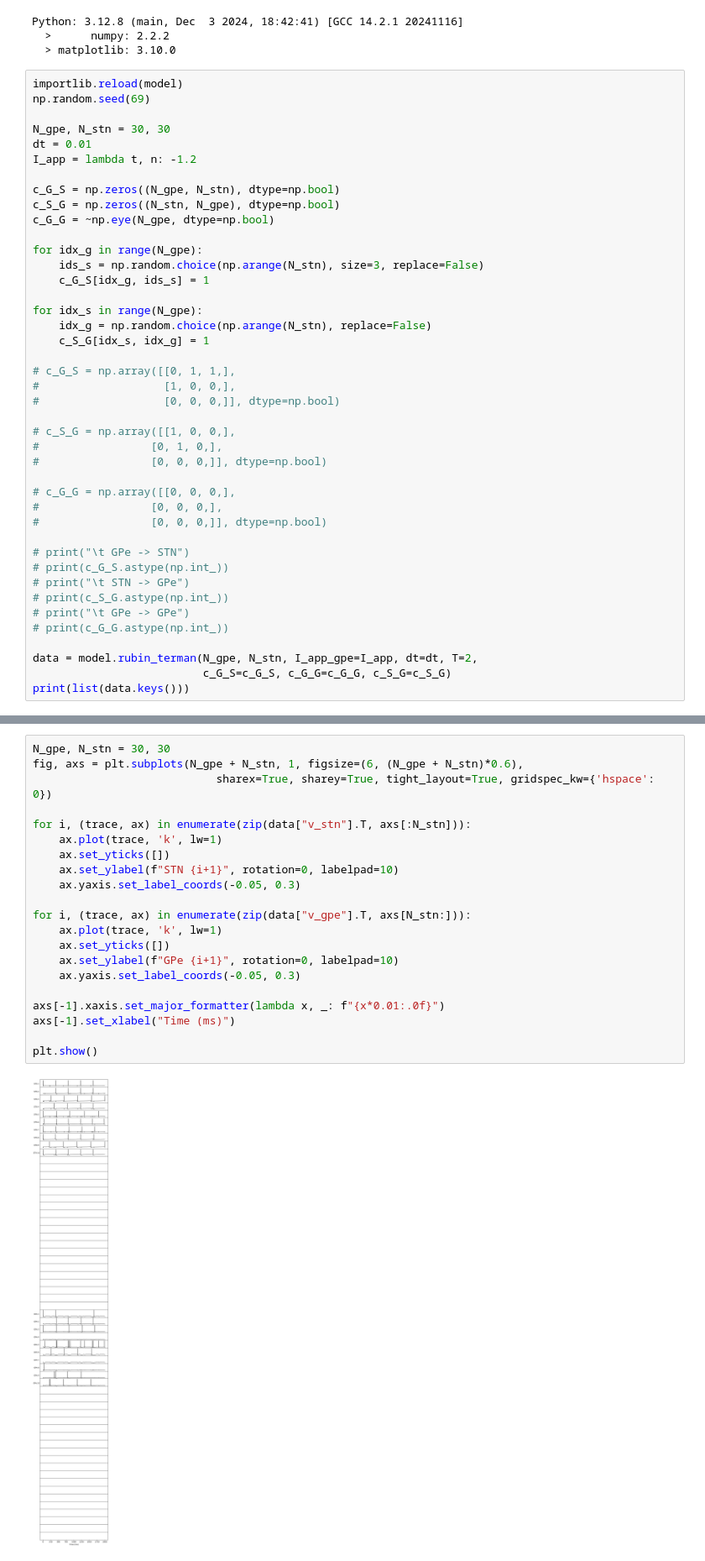
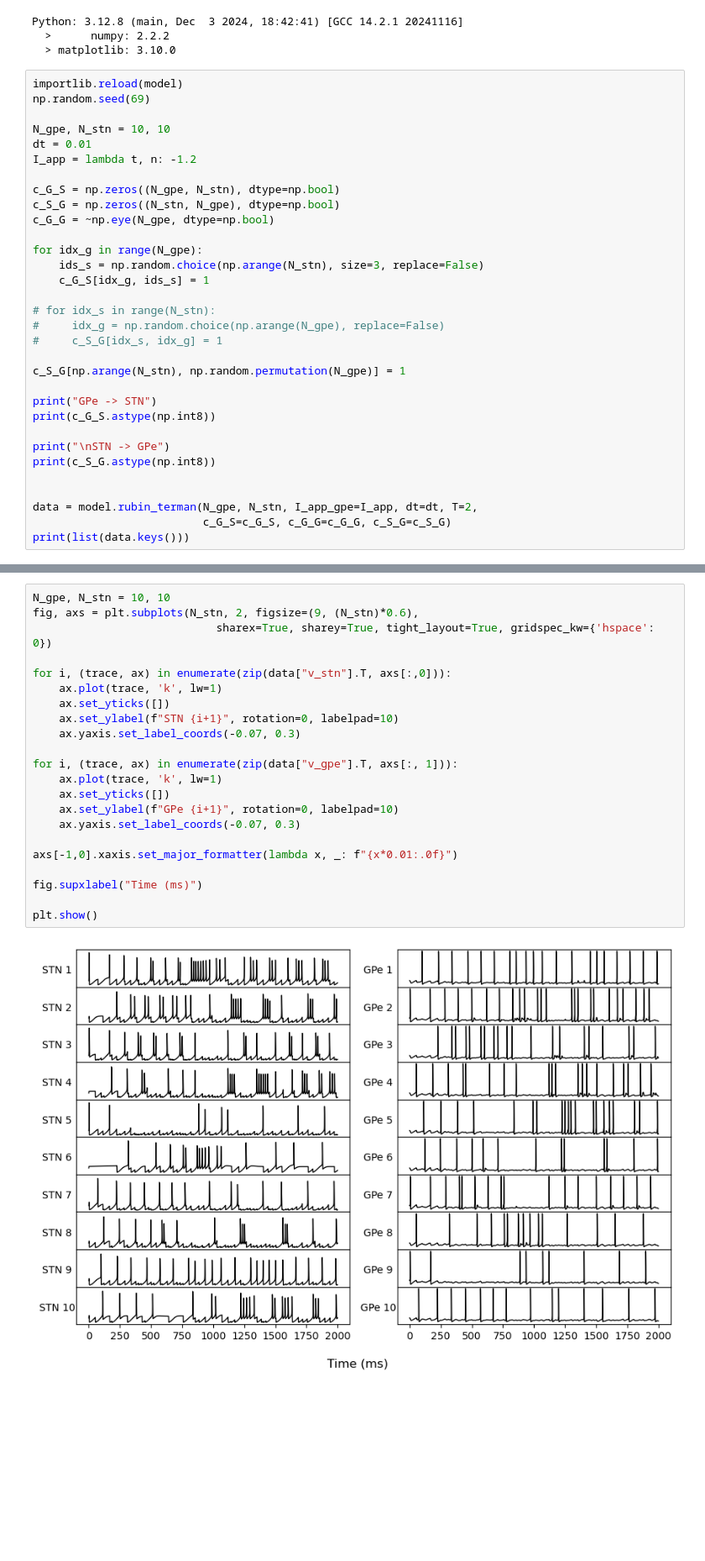
Before and after one commit to NemoInfo/NeuroModelSandbox, a Jupyter notebook: rubin_terman/rt.ipynb, the cells around one changed output, grey strips where cells are left out. Shown: that part at 84% size. Cells and saved outputs as stored; diff of their text form; blank space fills up the shorter version.

```diff
--- a/rubin_terman/rt.ipynb
+++ b/rubin_terman/rt.ipynb
@@ -17,7 +17,7 @@ Python: 3.12.8 (main, Dec  3 2024, 18:42:41) [GCC 14.2.1 20241116]
 importlib.reload(model)
 np.random.seed(69)
 
-N_gpe, N_stn = 30, 30
+N_gpe, N_stn = 10, 10
 dt = 0.01
 I_app = lambda t, n: -1.2
 
@@ -29,28 +29,18 @@ for idx_g in range(N_gpe):
     ids_s = np.random.choice(np.arange(N_stn), size=3, replace=False)
     c_G_S[idx_g, ids_s] = 1
 
-for idx_s in range(N_gpe):
-    idx_g = np.random.choice(np.arange(N_stn), replace=False)
-    c_S_G[idx_s, idx_g] = 1
+# for idx_s in range(N_stn):
+#     idx_g = np.random.choice(np.arange(N_gpe), replace=False)
+#     c_S_G[idx_s, idx_g] = 1
 
-# c_G_S = np.array([[0, 1, 1,],
-#                   [1, 0, 0,],
-#                   [0, 0, 0,]], dtype=np.bool)
+c_S_G[np.arange(N_stn), np.random.permutation(N_gpe)] = 1
 
-# c_S_G = np.array([[1, 0, 0,],
-#             	  [0, 1, 0,],
-#             	  [0, 0, 0,]], dtype=np.bool)
+print("GPe -> STN")
+print(c_G_S.astype(np.int8))
 
-# c_G_G = np.array([[0, 0, 0,],
-#             	  [0, 0, 0,],
-#             	  [0, 0, 0,]], dtype=np.bool)
+print("\nSTN -> GPe")
+print(c_S_G.astype(np.int8))
 
-# print("\t GPe -> STN")
-# print(c_G_S.astype(np.int_))
-# print("\t STN -> GPe")
-# print(c_S_G.astype(np.int_))
-# print("\t GPe -> GPe")
-# print(c_G_G.astype(np.int_))
 
 data = model.rubin_terman(N_gpe, N_stn, I_app_gpe=I_app, dt=dt, T=2,
                           c_G_S=c_G_S, c_G_G=c_G_G, c_S_G=c_S_G)
@@ -58,23 +67,24 @@ print(list(data.keys()))
 # %%
-N_gpe, N_stn = 30, 30
-fig, axs = plt.subplots(N_gpe + N_stn, 1, figsize=(6, (N_gpe + N_stn)*0.6),
+N_gpe, N_stn = 10, 10
+fig, axs = plt.subplots(N_stn, 2, figsize=(9, (N_stn)*0.6),
                             sharex=True, sharey=True, tight_layout=True, gridspec_kw={'hspace': 0})
 
-for i, (trace, ax) in enumerate(zip(data["v_stn"].T, axs[:N_stn])):
+for i, (trace, ax) in enumerate(zip(data["v_stn"].T, axs[:,0])):
     ax.plot(trace, 'k', lw=1)
     ax.set_yticks([])
     ax.set_ylabel(f"STN {i+1}", rotation=0, labelpad=10)
-    ax.yaxis.set_label_coords(-0.05, 0.3)
+    ax.yaxis.set_label_coords(-0.07, 0.3)
 
-for i, (trace, ax) in enumerate(zip(data["v_gpe"].T, axs[N_stn:])):
+for i, (trace, ax) in enumerate(zip(data["v_gpe"].T, axs[:, 1])):
     ax.plot(trace, 'k', lw=1)
     ax.set_yticks([])
     ax.set_ylabel(f"GPe {i+1}", rotation=0, labelpad=10)
-    ax.yaxis.set_label_coords(-0.05, 0.3)
+    ax.yaxis.set_label_coords(-0.07, 0.3)
 
-axs[-1].xaxis.set_major_formatter(lambda x, _: f"{x*0.01:.0f}")
-axs[-1].set_xlabel("Time (ms)")
+axs[-1,0].xaxis.set_major_formatter(lambda x, _: f"{x*0.01:.0f}")
+
+fig.supxlabel("Time (ms)")
 
 plt.show()
 # %% [output]
-[figure, old version]
+[figure, new version]
```
Also changed, not shown: parts of 6 cells of this notebook, 4 other files.
